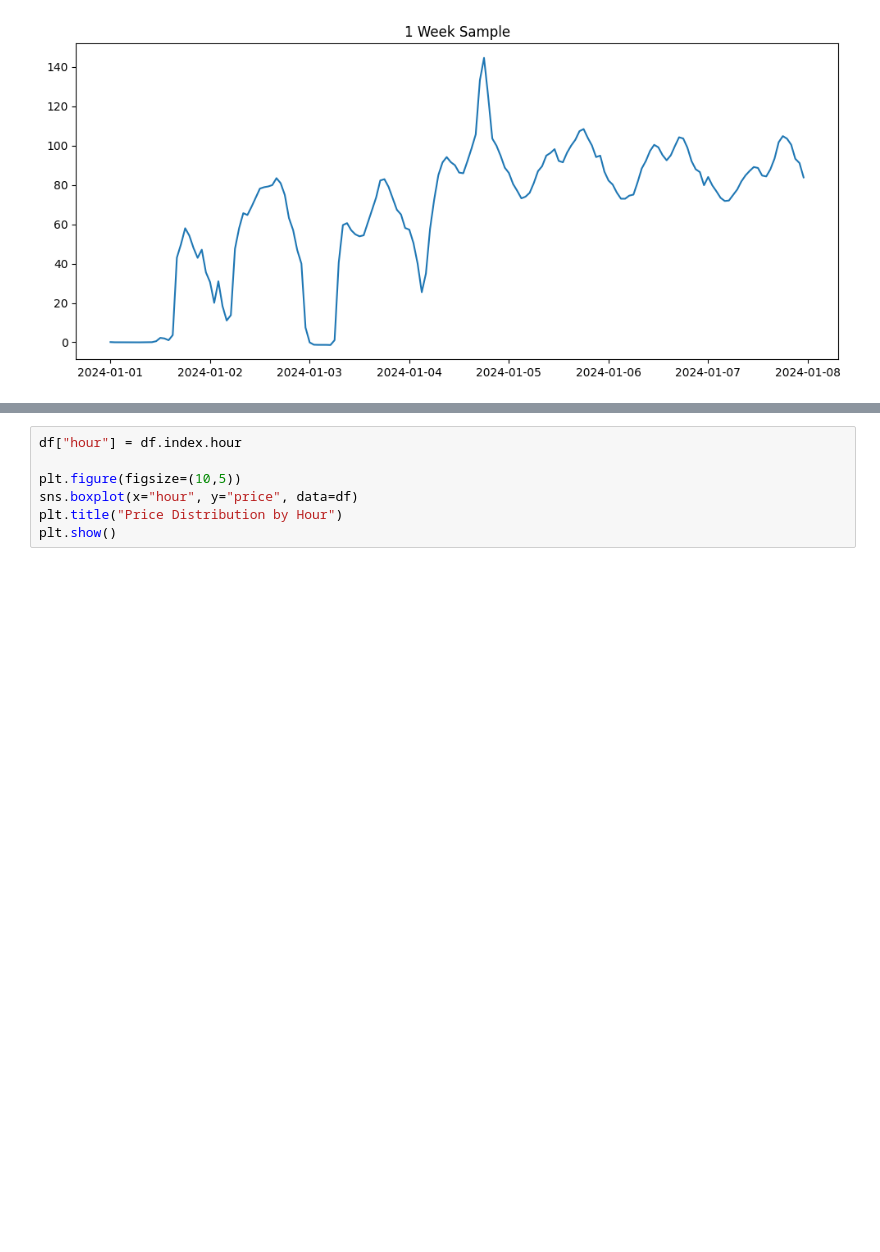
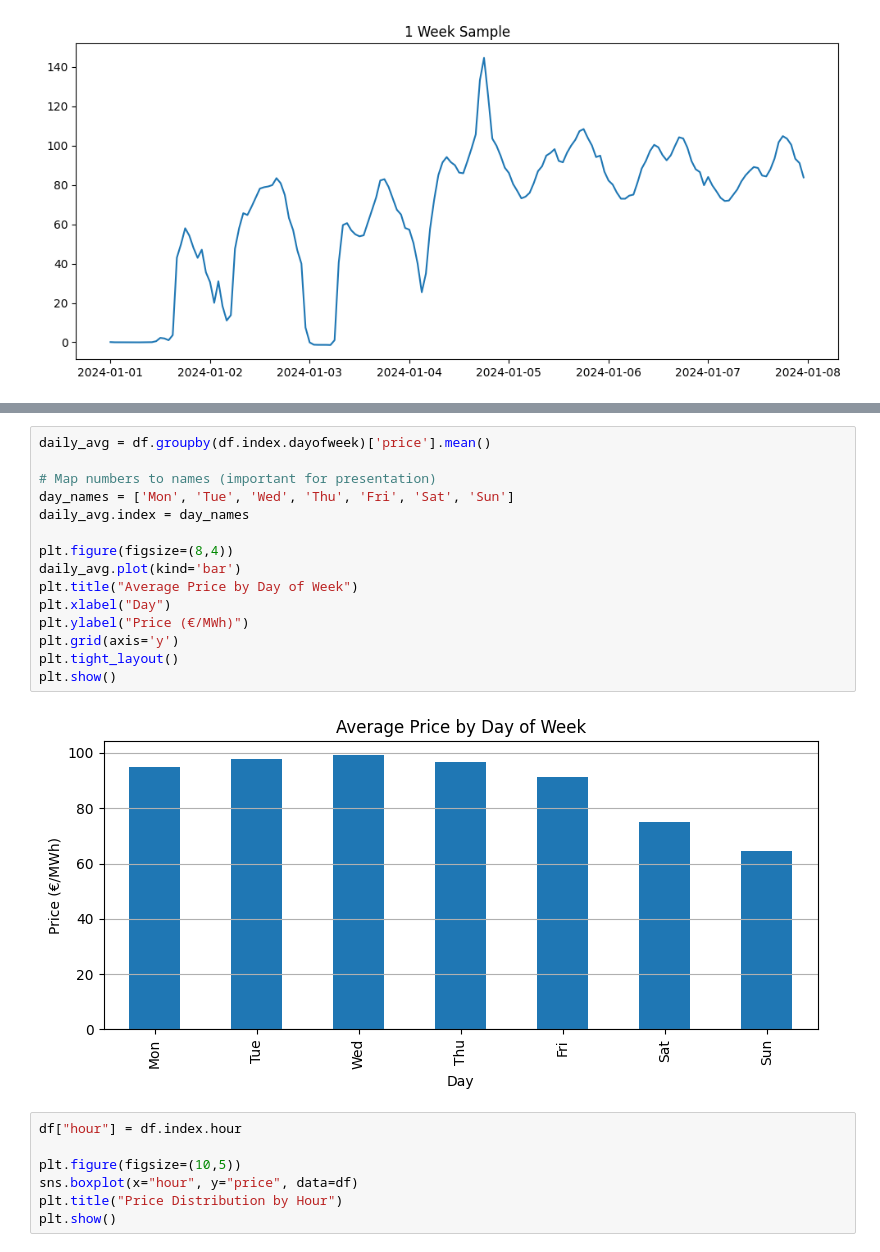
Before and after one commit to Kanakjyoti/electricity-price-forecasting-germany, a Jupyter notebook: notebooks/02_eda.ipynb, the cells around one changed output, grey strips where cells are left out. Saved outputs shown, nothing was run; the diff lists cells and outputs as text; blank space fills up the shorter version.

```diff
--- a/notebooks/02_eda.ipynb
+++ b/notebooks/02_eda.ipynb
@@ -60,3 +74,20 @@ plt.show()
+# %%
+daily_avg = df.groupby(df.index.dayofweek)['price'].mean()
+
+# Map numbers to names (important for presentation)
+day_names = ['Mon', 'Tue', 'Wed', 'Thu', 'Fri', 'Sat', 'Sun']
+daily_avg.index = day_names
+
+plt.figure(figsize=(8,4))
+daily_avg.plot(kind='bar')
+plt.title("Average Price by Day of Week")
+plt.xlabel("Day")
+plt.ylabel("Price (€/MWh)")
+plt.grid(axis='y')
+plt.tight_layout()
+plt.show()
+# %% [output]
+[figure, added]
 # %%
 df["hour"] = df.index.hour
 
```
Also changed, not shown: parts of 1 cell of this notebook.
